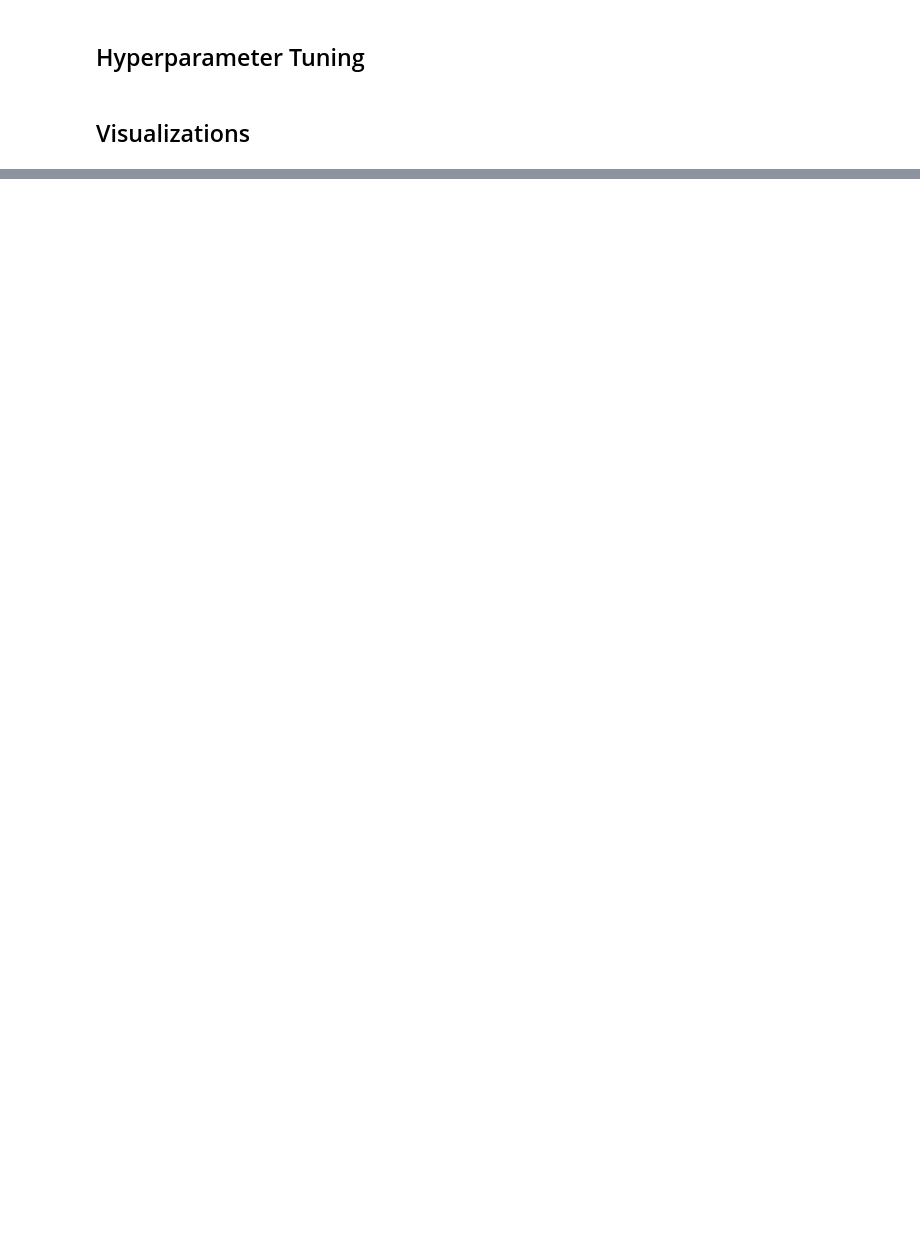
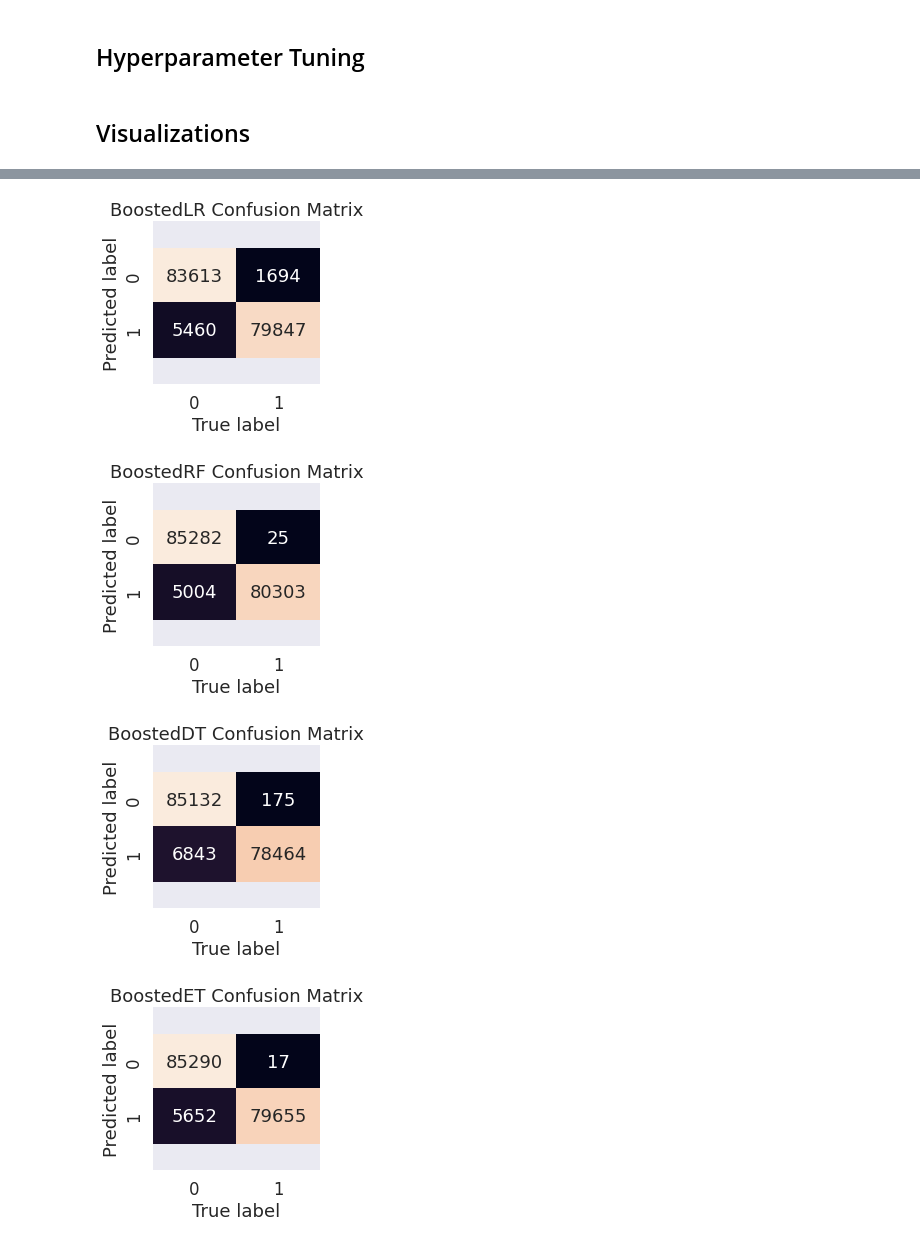
Before and after one commit to jakeisthegoat/Credit-Card-Fraud-Detection, a Jupyter notebook: Model/SMOTEAdaBoost.ipynb, the cells around one changed output, grey strips where cells are left out. Saved outputs shown, nothing was run; the diff lists cells and outputs as text; code cells hidden in the pictures; blank space fills up the shorter version.

```diff
--- a/Model/SMOTEAdaBoost.ipynb
+++ b/Model/SMOTEAdaBoost.ipynb
@@ -128,12 +131,12 @@ X_train ,X_test,y_train,y_test = train_test_split (X,y,test_size = 0.3)
 # %%
 # SMOTE Imbalance
 sm = SMOTE(random_state=42)
-X_train_ns,y_train_ns = sm.fit_resample(X_train,y_train)
-X_test_ns,y_test_ns = sm.fit_resample(X_test,y_test)
+X_train_sm,y_train_sm = sm.fit_resample(X_train,y_train)
+X_test_sm,y_test_sm = sm.fit_resample(X_test,y_test)
 
 
 print("The number of classes before fit {}".format(Counter(y_train)))
-print("The number of classes after fit {}".format(Counter(y_train_ns)))
+print("The number of classes after fit {}".format(Counter(y_train_sm)))
 # %% [output]
 The number of classes before fit Counter({0: 199008, 1: 356})
 The number of classes after fit Counter({0: 199008, 1: 199008})
@@ -349,3 +397,8 @@ plot_conf_mat(models, X_train_ns, y_train_ns, X_test_ns, y_test_ns)
 # %%
 # Plot confusion matrices for boosted models
-plot_conf_mat(boosted_models, X_train_ns, y_train_ns, X_test_ns, y_test_ns)
+plot_conf_mat(boosted_models, X_train_sm, y_train_sm, X_test_sm, y_test_sm)
+# %% [output]
+[figure, added]
+[figure, added]
+[figure, added]
+[figure, added]
```
Also changed, not shown: parts of 23 cells of this notebook.
